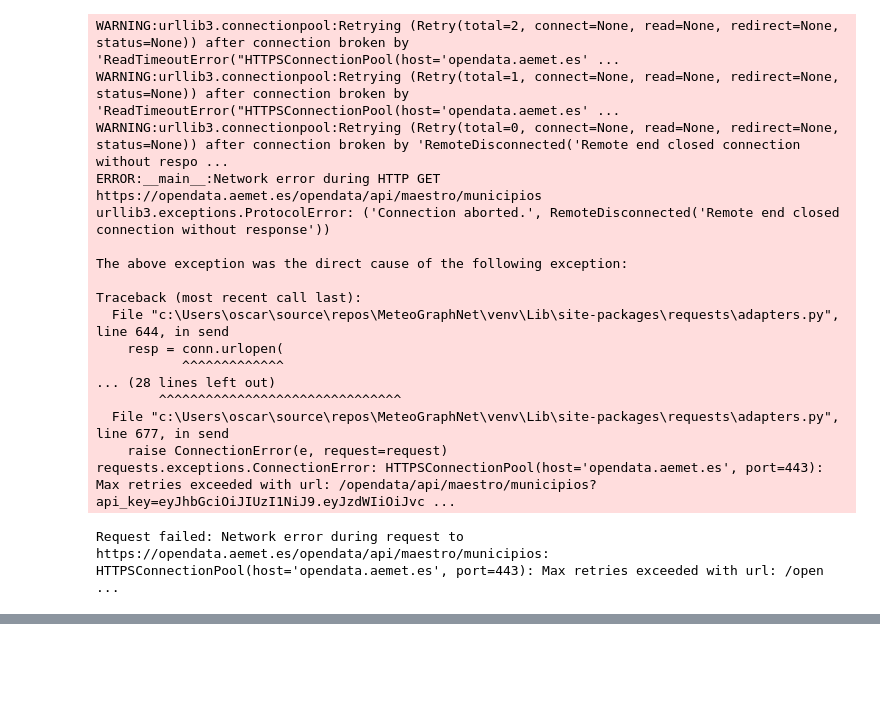
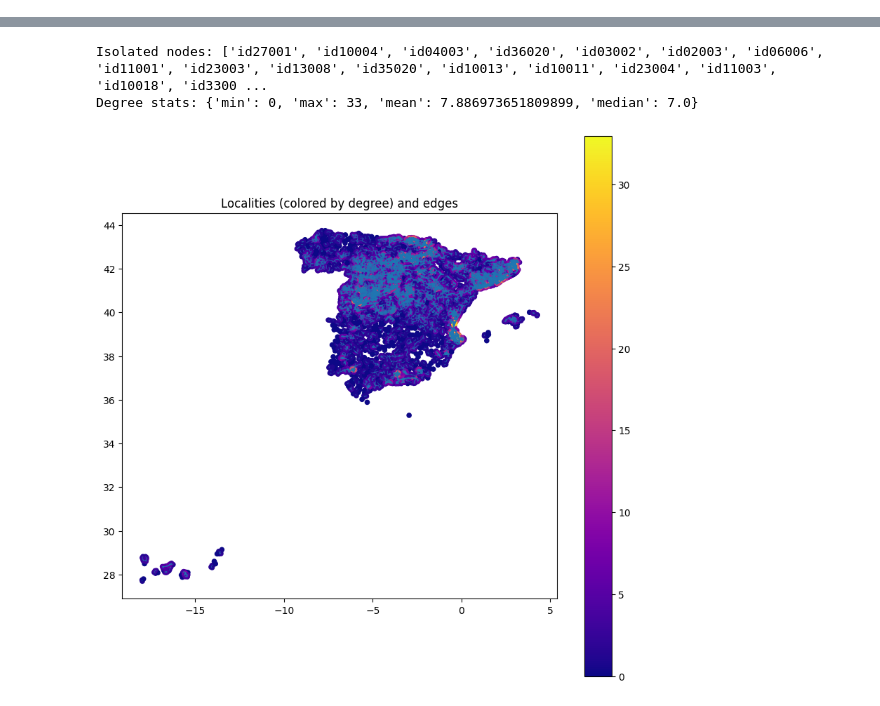
Before and after one commit to oscardiaz1331/MeteoGraphNet, a Jupyter notebook: data/aemet_ingest_and_eda.ipynb, the cells around one changed output, grey strips where cells are left out. Saved outputs shown, nothing was run; the diff lists cells and outputs as text; code cells hidden in the pictures; blank space fills up the shorter version.

Commit message:
implement AEMET data extractor

```diff
--- a/data/aemet_ingest_and_eda.ipynb
+++ b/data/aemet_ingest_and_eda.ipynb
@@ -25,44 +1,32 @@ print(response.text)
-# %%
-import logging
-from RestClient import RestClientError, RestClient
-
-
-url = "https://opendata.aemet.es/opendata/api/maestro/municipios"
-
-logging.basicConfig(level=logging.INFO)
-
-BASE = "https://opendata.aemet.es"
-client = RestClient(
-    base_url=BASE,
-    default_headers={"accept": "application/json"},
-    timeout=15.0,
-)
-
-try:
-    # note: AEMET expects the API key usually as a query param (or might vary)
-    resp = client.get("/opendata/api/maestro/municipios", params={"api_key": aemet_key})
-    payload = resp.json()
-    print(payload)  # this is the JSON containing "datos" and "metadatos"
-except RestClientError as e:
-    print("Request failed:", e)
-finally:
-    client.close()
-# %% [output]
-WARNING:urllib3.connectionpool:Retrying (Retry(total=2, connect=None, read=None, redirect=None, status=None)) after connection broken by 'ReadTimeoutError("HTTPSConnectionPool(host='opendata.aemet.es' ...
-WARNING:urllib3.connectionpool:Retrying (Retry(total=1, connect=None, read=None, redirect=None, status=None)) after connection broken by 'ReadTimeoutError("HTTPSConnectionPool(host='opendata.aemet.es' ...
-WARNING:urllib3.connectionpool:Retrying (Retry(total=0, connect=None, read=None, redirect=None, status=None)) after connection broken by 'RemoteDisconnected('Remote end closed connection without respo ...
-ERROR:__main__:Network error during HTTP GET https://opendata.aemet.es/opendata/api/maestro/municipios
-urllib3.exceptions.ProtocolError: ('Connection aborted.', RemoteDisconnected('Remote end closed connection without response'))
-
-The above exception was the direct cause of the following exception:
-
-Traceback (most recent call last):
-  File "c:\Users\oscar\source\repos\MeteoGraphNet\venv\Lib\site-packages\requests\adapters.py", line 644, in send
-    resp = conn.urlopen(
-           ^^^^^^^^^^^^^
-... (28 lines left out)
-        ^^^^^^^^^^^^^^^^^^^^^^^^^^^^^^^
-  File "c:\Users\oscar\source\repos\MeteoGraphNet\venv\Lib\site-packages\requests\adapters.py", line 677, in send
-    raise ConnectionError(e, request=request)
-requests.exceptions.ConnectionError: HTTPSConnectionPool(host='opendata.aemet.es', port=443): Max retries exceeded with url: /opendata/api/maestro/municipios?api_key=eyJhbGciOiJIUzI1NiJ9.eyJzdWIiOiJvc ...
-Request failed: Network error during request to https://opendata.aemet.es/opendata/api/maestro/municipios: HTTPSConnectionPool(host='opendata.aemet.es', port=443): Max retries exceeded with url: /open ...
+# %%
+import logging
+from AEMET import AEMETClient
+
+app_logger = logging.getLogger("myproject.locality")
+app_logger.setLevel(logging.DEBUG)
+handler = logging.StreamHandler()
+formatter = logging.Formatter("%(asctime)s %(name)s %(levelname)s: %(message)s")
+handler.setFormatter(formatter)
+app_logger.addHandler(handler)
+
+aemet = AEMETClient(app_logger)
+localities = aemet.get_municipios()
+# %%
+from LocalityGraph import LocalityGraph
+
+# localities: list of dicts you provided (one example per locality)
+lg = LocalityGraph.from_list(localities, app_logger)
+# build graph with 10 km threshold (uses BallTree if sklearn installed)
+lg.build_graph(max_km=10.0)
+
+# quick QC
+print("Isolated nodes:", lg.isolated_nodes())
+print("Degree stats:", lg.degree_stats())
+
+# static plot (matplotlib)
+lg.geopandas_qc_plot()
+
+# interactive map (folium)
+#m = lg.folium_map(start_zoom=6)
+#m.save("localities_graph.html")
+# %% [output]
@@ -68,0 +36,3 @@ Request failed: Network error during request to https://opendata.aemet.es/openda
+Isolated nodes: ['id27001', 'id10004', 'id04003', 'id36020', 'id03002', 'id02003', 'id06006', 'id11001', 'id23003', 'id13008', 'id35020', 'id10013', 'id10011', 'id23004', 'id11003', 'id10018', 'id3300 ...
+Degree stats: {'min': 0, 'max': 33, 'mean': 7.886973651809899, 'median': 7.0}
+[figure, added]
```
Also changed, not shown: parts of 4 cells of this notebook, 4 other files.
